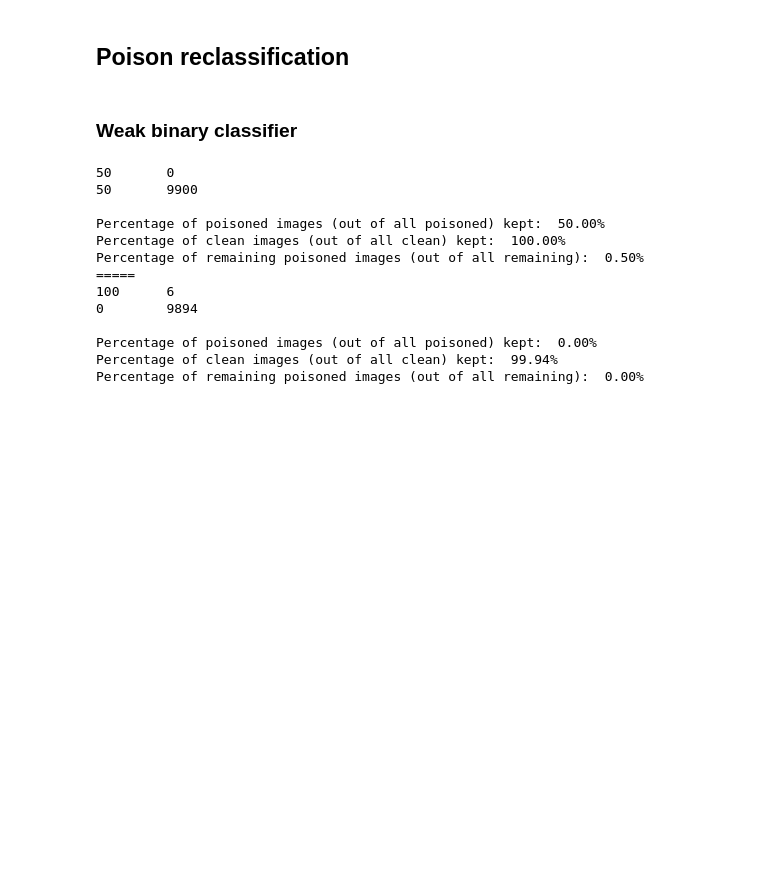
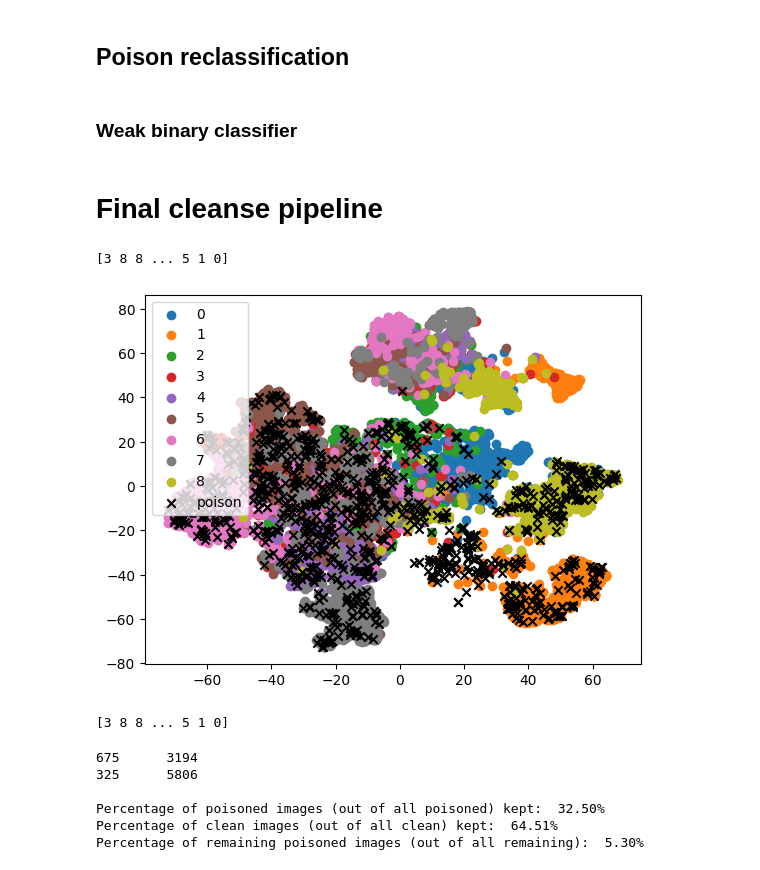
Before and after one commit to LukaD00/selfsupervised-cleanse, a Jupyter notebook: cleanse.ipynb, the cells around one changed output. Drawn from its saved outputs; the diff is of its cells as text; code cells hidden in the pictures; blank space fills up the shorter version.

Commit message:
fixed bug with labels, working setup

```diff
--- a/cleanse.ipynb
+++ b/cleanse.ipynb
@@ -80,7 +46,7 @@ dataloader = DataLoader(dataset, batch_size=batch_size, shuffle=False, num_worke
 # %% [markdown]
 ### Load SimCLR model
 # %%
-def load_model(simclr_model_name: str) -> SimClrBackbone:
+def load_simclr(simclr_model_name: str) -> SimClrBackbone:
     model = SimClrBackbone()
     out = os.path.join('./saved_models/', simclr_model_name)
     checkpoint = torch.load(out, map_location=device)
@@ -88,8 +54,6 @@ def load_model(simclr_model_name: str) -> SimClrBackbone:
     model = model.to(device)
     model.eval()
     return model
-
-model = load_model(SIMCLR_MODEL_NAME)
 # %% [markdown]
 ### Extract SimCLR features for all images
 # %%
@@ -102,6 +66,8 @@ def extract_simclr_features(model: SimClrBackbone, dataset: VisionDataset):
     labels_poison = np.zeros((num_examples))
     labels_true = np.zeros((num_examples))
 
+    batch_size = 256
+    dataloader = DataLoader(dataset, batch_size=batch_size, shuffle=False, num_workers=0)
     for i, (img, labels_batch_poison, labels_batch_true) in enumerate(dataloader):
 
         with torch.no_grad():
@@ -112,23 +78,26 @@ def extract_simclr_features(model: SimClrBackbone, dataset: VisionDataset):
         labels_true[i*batch_size : i*batch_size+len(labels_batch_true)] = labels_batch_true.long()
 
     labels_poison = labels_poison.astype(int)
-    labels_true = labels_poison.astype(int)
+    labels_true = labels_true.astype(int)
 
     return features, labels_poison, labels_true
-
-features, labels_poison, labels_true = extract_simclr_features(model, dataset)
-num_classes = int(max(labels_poison).item())
 # %% [markdown]
 ### Plot t-SNE features
 # %%
-def plot_tsne(features: np.array, labels: np.array, poison_indices: np.array, subset_size: int = 10000) -> None:
+# TODO refactor into 2 functions?
+
+def plot_tsne(features: np.array, labels: np.array, poison_indices: np.array, subset_size: int = None) -> None:
+    num_classes = int(max(labels).item())
+
     # label poison examples as 10
-    labels = labels[:]
-    labels[poison_indices] = 10
+    labels_10 = copy.deepcopy(labels)
+    labels_10[poison_indices] = 10
 
     # Plot only a subset
+    if subset_size is None:
+        subset_size = len(features)
     features_subset = features[:subset_size]
-    labels_subset = labels[:subset_size]
+    labels_subset = labels_10[:subset_size]
 
     tsne = TSNE(n_components = 2, perplexity = 50)
     tsne_features = tsne.fit_transform(features_subset)
@@ -141,7 +110,3 @@ def plot_tsne(features: np.array, labels: np.array, poison_indices: np.array, su
     plt.show()
 
     return tsne_features
-
-
-if RUN_TSNE:
-    tsne_features = plot_tsne(features, labels_poison, poison_indices, subset_size=len(features))
@@ -613,19 +552,32 @@ model = train_binary_classifier(dataset, predicted_poison_indices)
-# %%
-repredicted_poison_indices = binary_reclassification(dataset, model)
-evaluate_cleanse(predicted_poison_indices==1, poison_indices)
-print("=====")
-evaluate_cleanse(repredicted_poison_indices==1, poison_indices)
-# %% [output]
-50       0
-50       9900
-
-Percentage of poisoned images (out of all poisoned) kept:  50.00%
-Percentage of clean images (out of all clean) kept:  100.00%
-Percentage of remaining poisoned images (out of all remaining):  0.50%
-=====
-100      6
-0        9894
-
-Percentage of poisoned images (out of all poisoned) kept:  0.00%
-Percentage of clean images (out of all clean) kept:  99.94%
-Percentage of remaining poisoned images (out of all remaining):  0.00%
+# %% [markdown]
+# Final cleanse pipeline
+# %%
+device = "cuda"
+
+dataset_name = "wanet"
+
+train = True
+simclr_model_name = f"{dataset_name}-SimCLR.pt"
+
+dataset, true_poison_indices = prepare_poison_dataset(dataset_name, train)
+simclr = load_simclr(simclr_model_name)
+features, labels_poison, labels_true = extract_simclr_features(simclr, dataset)
+num_classes = int(max(labels_poison).item())
+# %%
+tsne_features = plot_tsne(features, labels_poison, true_poison_indices)
+# %% [output]
+[3 8 8 ... 5 1 0]
+[figure, added]
+[3 8 8 ... 5 1 0]
+# %%
+# Nondisruptive cleanse
+
+predicted_poison_indices_1 = knn_cleanse(features, labels_poison, num_classes)
+evaluate_cleanse(predicted_poison_indices_1, true_poison_indices)
+# %% [output]
+675      3194
+325      5806
+
+Percentage of poisoned images (out of all poisoned) kept:  32.50%
+Percentage of clean images (out of all clean) kept:  64.51%
+Percentage of remaining poisoned images (out of all remaining):  5.30%
```
Also changed, not shown: parts of 26 cells of this notebook.
